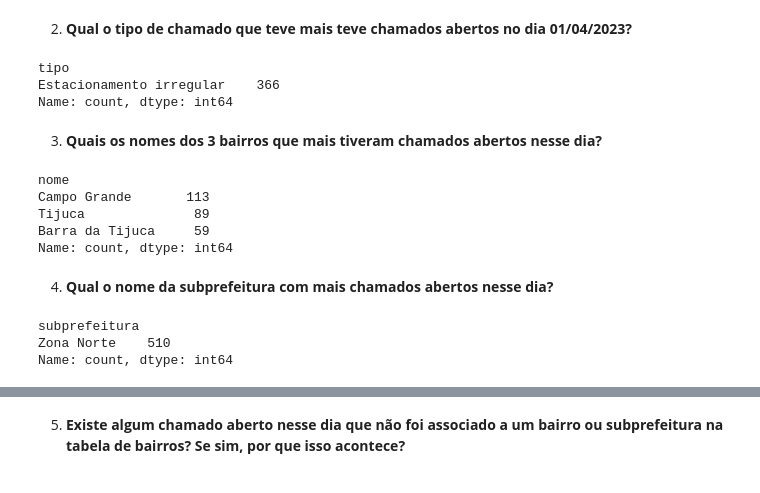
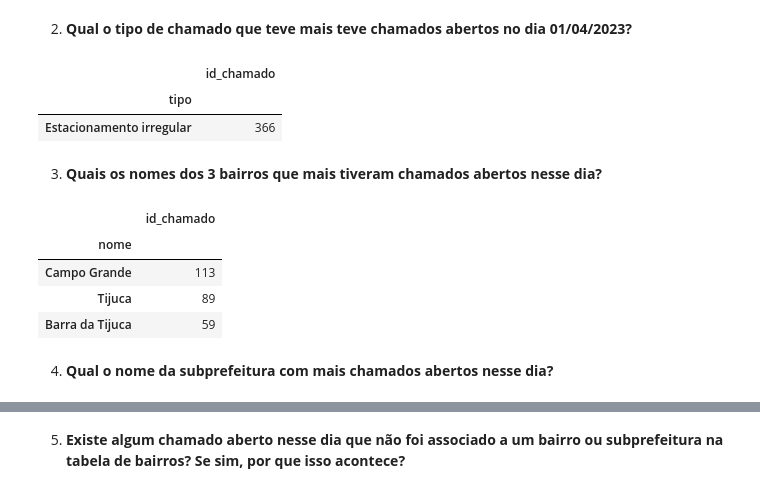
Before and after one commit to DS-Johnny/emd-desafio-junior-data-scientist, a Jupyter notebook: analise_python.ipynb, the cells around one changed output, grey strips where cells are left out. Cells and saved outputs as stored; diff of their text form; code cells hidden in the pictures.

```diff
--- a/analise_python.ipynb
+++ b/analise_python.ipynb
@@ -153,27 +135,20 @@ len(abril_01)
 # %% [markdown]
 2. **Qual o tipo de chamado que teve mais teve chamados abertos no dia 01/04/2023?**
 # %%
-abril_01['tipo'].value_counts().head(1)
+abril_01.groupby('tipo').agg({'id_chamado':'count'}).sort_values('id_chamado', ascending=False).head(1)
 # %% [output]
-tipo
-Estacionamento irregular    366
-Name: count, dtype: int64
+|  | id_chamado |
+| tipo |  |
+| Estacionamento irregular | 366 |
 # %% [markdown]
 3. **Quais os nomes dos 3 bairros que mais tiveram chamados abertos nesse dia?**
 # %%
-#abril_01.groupby('nome').agg({'id_chamado':'count'}).sort_values('id_chamado', ascending=False).head(3)
-abril_01['nome'].value_counts().head(3)
+abril_01.groupby('nome').agg({'id_chamado':'count'}).sort_values('id_chamado', ascending=False).head(3)
 # %% [output]
-nome
-Campo Grande       113
-Tijuca              89
-Barra da Tijuca     59
-Name: count, dtype: int64
+|  | id_chamado |
+| nome |  |
+| Campo Grande | 113 |
+| Tijuca | 89 |
+| Barra da Tijuca | 59 |
 # %% [markdown]
 4. **Qual o nome da subprefeitura com mais chamados abertos nesse dia?**
-# %%
-abril_01['subprefeitura'].value_counts().head(1)
-# %% [output]
-subprefeitura
-Zona Norte    510
-Name: count, dtype: int64
```
Also changed, not shown: parts of 14 cells of this notebook, 3 other files.
